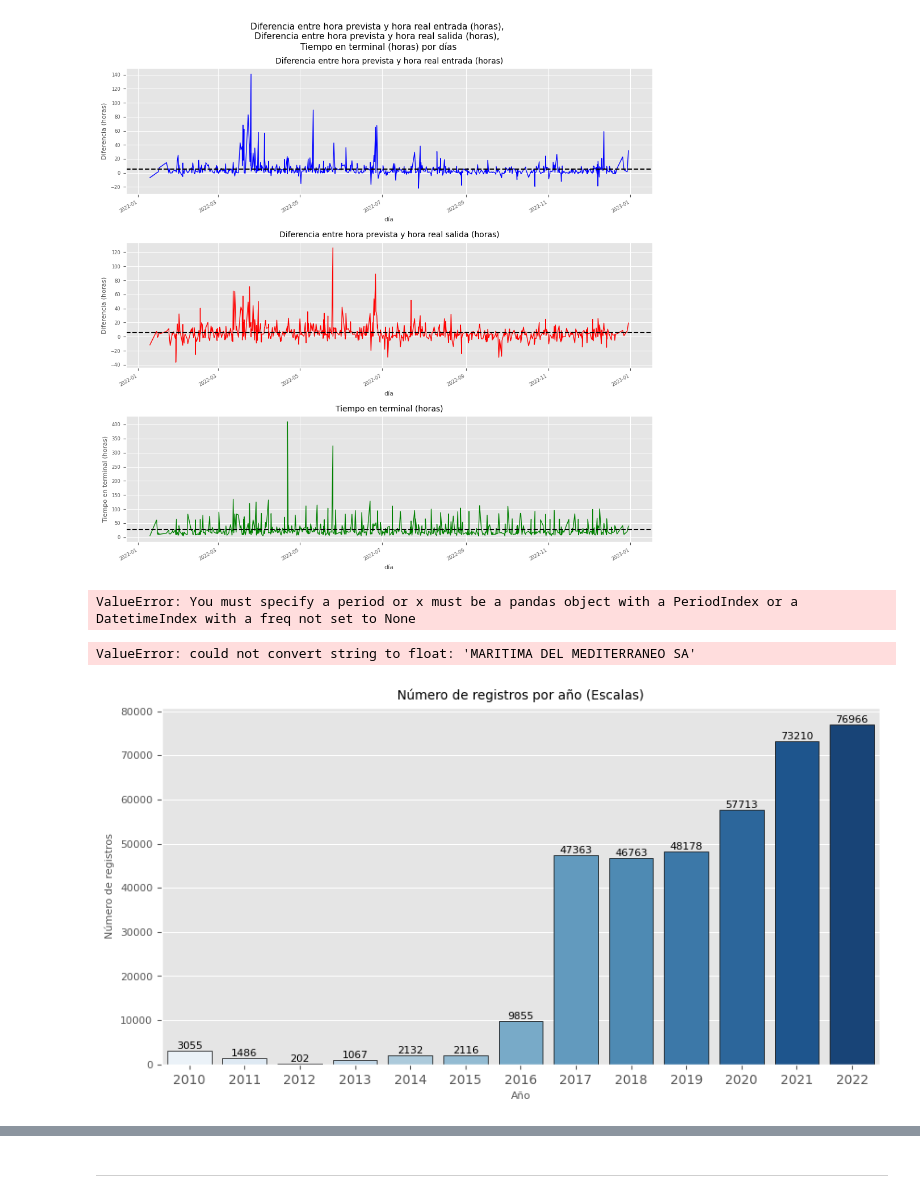
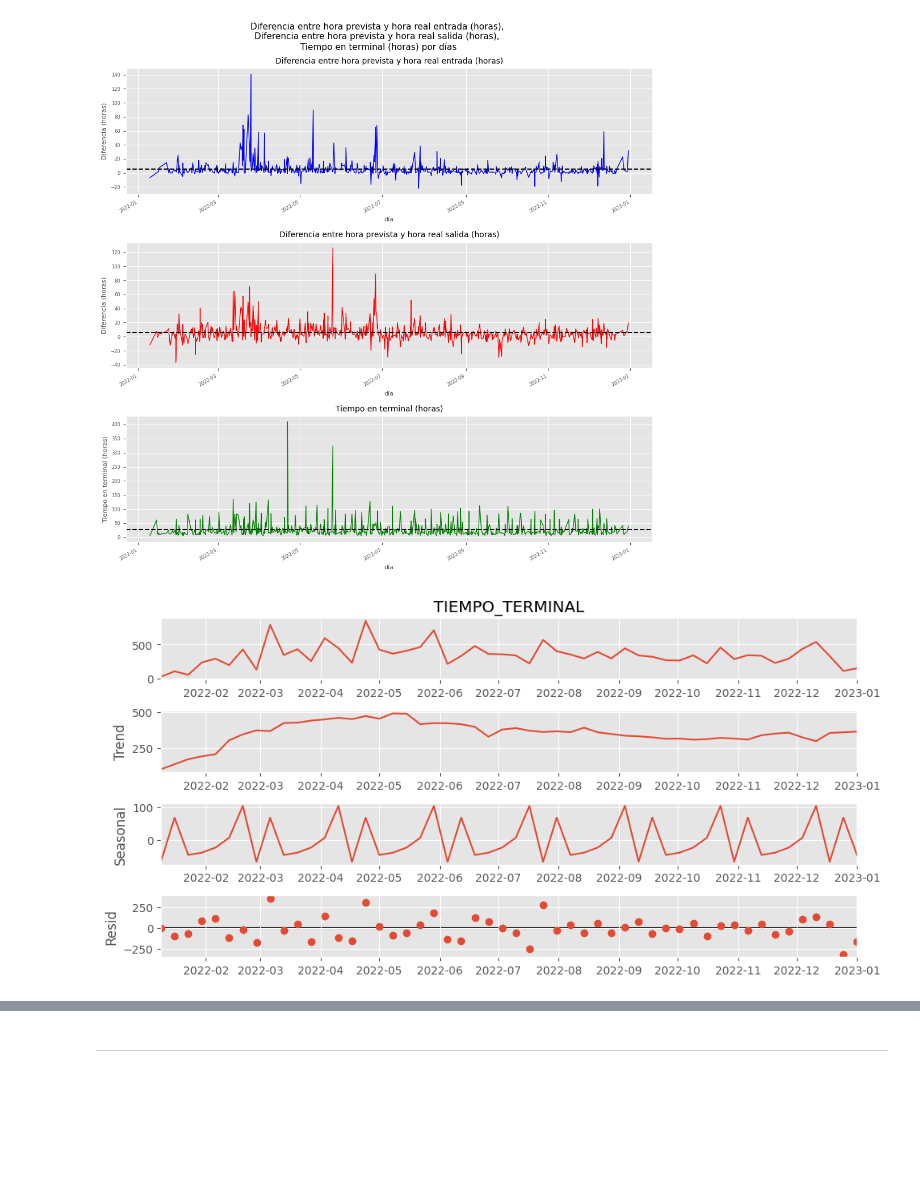
Before and after one commit to Pevicsanch/pruebas, a Jupyter notebook: analysis.ipynb, the cells around one changed output, grey strips where cells are left out. Drawn from its saved outputs; the diff is of its cells as text; code cells hidden in the pictures; blank space fills up the shorter version.

```diff
--- a/analysis.ipynb
+++ b/analysis.ipynb
@@ -741,47 +741,15 @@ plt.show()
 # %% [output]
 [figure]
 # %%
-# descomponer la serie de tiempo en sus componentes
+# descomposición de la serie de tiempo DIFERENCIA_ENTRADA
 from statsmodels.tsa.seasonal import seasonal_decompose
-df
-result = seasonal_decompose(df_time['DIFERENCIA_ENTRADA'], model='additive')
+df_grouped = df_time.groupby(pd.Grouper(freq='w')).sum()
+
+result = seasonal_decompose(df_grouped["TIEMPO_TERMINAL"], model='additive', period=7, two_sided=True, extrapolate_trend=7)
+plt.rcParams.update({'figure.figsize': (10,5)})
+plt.rcParams.title_fontsize = 12
 result.plot()
+
 plt.show()
 # %% [output]
-ValueError: You must specify a period or x must be a pandas object with a PeriodIndex or a DatetimeIndex with a freq not set to None
+[figure, added]
-# %%
-from statsmodels.tsa.seasonal import seasonal_decompose
-
-# Importar datos de una serie de tiempo
-# Supongamos que se tiene una serie de tiempo en un DataFrame llamado "df"
-result = seasonal_decompose(df_time, model='multiplicative')
-
-# Acceder a las componentes
-result.trend
-result.seasonal
-result.resid
-# %% [output]
-ValueError: could not convert string to float: 'MARITIMA DEL MEDITERRANEO SA'
-# %%
-#define el estilo como ggplot
-plt.style.use('ggplot')
-#define el tamaño del gráfico
-plt.figure(figsize=(10, 5))
-#crea un gráfico de barras df_year
-ax = sns.barplot(x='ARRIVAL_YEAR', y='COUNT', data=df_year, palette='Blues', ci=None,linewidth=0.5, edgecolor='k')
-# añade título al gráfico
-plt.gca().set_title("Número de registros por año (Escalas)", fontsize=10)
-
-# Recorre las barras del gráfico y añade el valor correspondiente en cada una
-ax.bar_label(ax.containers[0], fontsize=8)
-
-#establece el tamaño de la fuente de los ejes
-plt.xticks(fontsize=10)
-plt.yticks(fontsize=8)
-# titula los ejes
-plt.xlabel("Año", fontsize=8)
-plt.ylabel("Número de registros", fontsize=8)
-# muestra el gráfico
-plt.show()
-# %% [output]
-[figure, removed]
```
Also changed, not shown: parts of 28 cells of this notebook.
